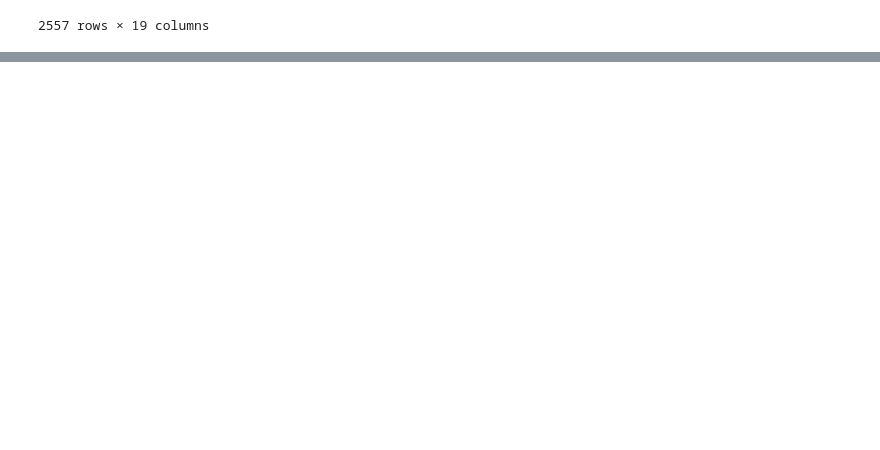
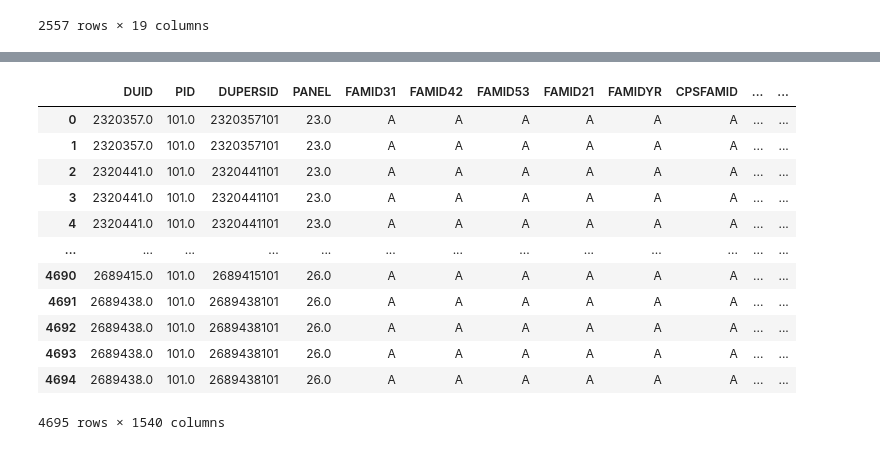
Before and after one commit to sophiaptk0809/94409-HISproject, a Jupyter notebook: DataCleaning.ipynb, the cells around one changed output, grey strips where cells are left out. Cells and saved outputs as stored; diff of their text form; code cells hidden in the pictures; blank space fills up the shorter version.

Commit message:
merge data files

```diff
--- a/DataCleaning.ipynb
+++ b/DataCleaning.ipynb
@@ -103,0 +131,3 @@ ip2021
+# %%
+merged_hh_ip = pd.merge(hh2021, ip2021, on="DUPERSID")
+merged_hh_ip
@@ -103,0 +148,17 @@ ip2021
+# %%
+all_merged = pd.merge(fyc2021, merged_hh_ip, on="DUPERSID")
+all_merged
+# %% [output]
+|  | DUID | PID | DUPERSID | PANEL | FAMID31 | FAMID42 | FAMID53 | FAMID21 | FAMIDYR | CPSFAMID | ... | ... |
+| 0 | 2320357.0 | 101.0 | 2320357101 | 23.0 | A | A | A | A | A | A | ... | ... |
+| 1 | 2320357.0 | 101.0 | 2320357101 | 23.0 | A | A | A | A | A | A | ... | ... |
+| 2 | 2320441.0 | 101.0 | 2320441101 | 23.0 | A | A | A | A | A | A | ... | ... |
+| 3 | 2320441.0 | 101.0 | 2320441101 | 23.0 | A | A | A | A | A | A | ... | ... |
+| 4 | 2320441.0 | 101.0 | 2320441101 | 23.0 | A | A | A | A | A | A | ... | ... |
+| ... | ... | ... | ... | ... | ... | ... | ... | ... | ... | ... | ... | ... |
+| 4690 | 2689415.0 | 101.0 | 2689415101 | 26.0 | A | A | A | A | A | A | ... | ... |
+| 4691 | 2689438.0 | 101.0 | 2689438101 | 26.0 | A | A | A | A | A | A | ... | ... |
+| 4692 | 2689438.0 | 101.0 | 2689438101 | 26.0 | A | A | A | A | A | A | ... | ... |
+| 4693 | 2689438.0 | 101.0 | 2689438101 | 26.0 | A | A | A | A | A | A | ... | ... |
+| 4694 | 2689438.0 | 101.0 | 2689438101 | 26.0 | A | A | A | A | A | A | ... | ... |
+4695 rows × 1540 columns
```
Also changed, not shown: parts of 4 cells of this notebook.
